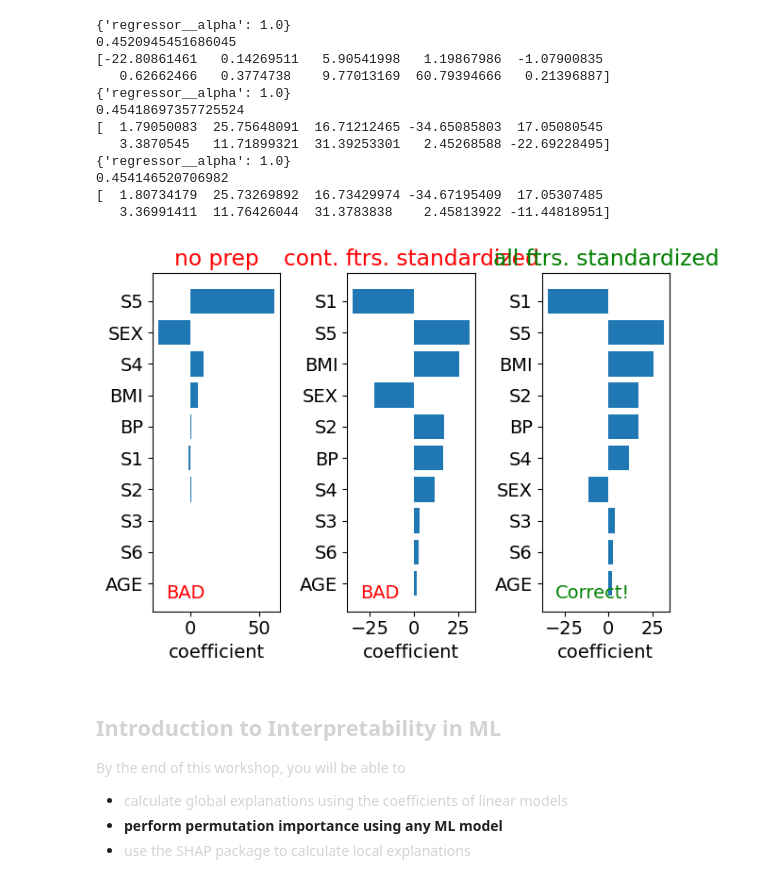
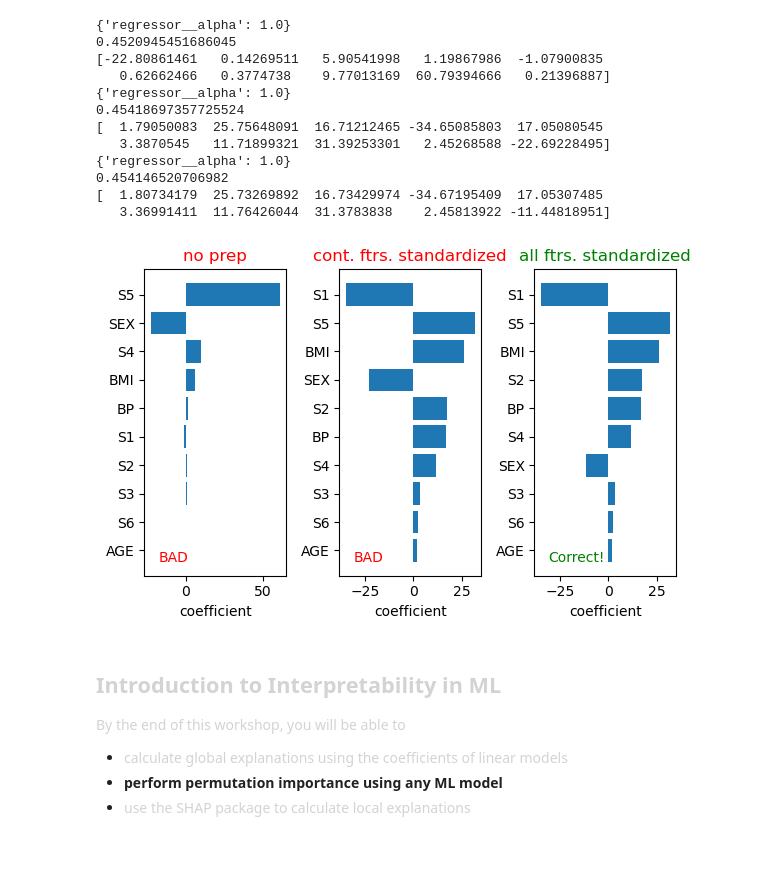
Before and after one commit to azsom/Interpretable_ML_ODSC, a Jupyter notebook: interpretability_in_ML.ipynb, the cells around one changed output. Cells and saved outputs as stored; diff of their text form; code cells hidden in the pictures; blank space fills up the shorter version.

```diff
--- a/interpretability_in_ML.ipynb
+++ b/interpretability_in_ML.ipynb
@@ -214,35 +214,35 @@ print(coefs_prep)
 # %%
 import matplotlib.pyplot as plt
 import numpy as np
-plt.rcParams.update({'font.size': 14})
+plt.rcParams.update({'font.size': 10})
 
 def plot_coefs(coefs,title,color,feature_names):
     feature_names = np.array(feature_names)
     sorted_indcs = np.argsort(np.abs(coefs))
     plt.barh(np.arange(10),coefs[sorted_indcs])
     plt.yticks(np.arange(10),feature_names[sorted_indcs])
     plt.xlabel('coefficient')
     plt.title(title,color=color)
     return
 
-
+plt.figure(figsize=(6,4))
 plt.subplot(1,3,1)
 plot_coefs(coefs_no_prep,'no prep','r', ord_ftrs + num_ftrs)
 plt.annotate('BAD',xy=(10,10),xycoords = 'axes points',color='r')
 
 plt.subplot(1,3,2)
 plot_coefs(coefs_some_prep,'cont. ftrs. standardized','r', num_ftrs + ord_ftrs)
 plt.annotate('BAD',xy=(10,10),xycoords = 'axes points',color='r')
 
 plt.subplot(1,3,3)
 plot_coefs(coefs_prep,'all ftrs. standardized','g', num_ftrs + ord_ftrs)
 plt.annotate('Correct!',xy=(10,10),xycoords = 'axes points',color='g')
 
 plt.tight_layout()
 plt.savefig('figures/coefs_comparison.png',dpi=300)
 plt.show()
 # %% [output]
-[figure, old version]
+[figure, new version]
 # %% [markdown]
 
 ## <font color='LIGHTGRAY'> Introduction to Interpretability in ML</font>
```
Also changed, not shown: parts of 6 cells of this notebook, 1 other file.
